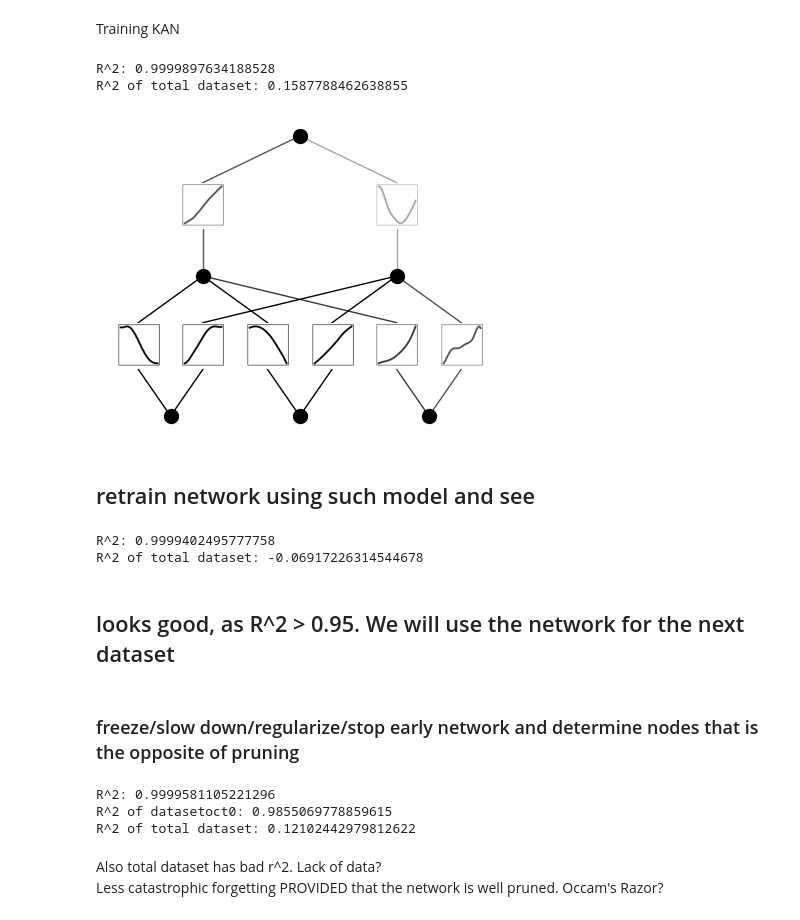
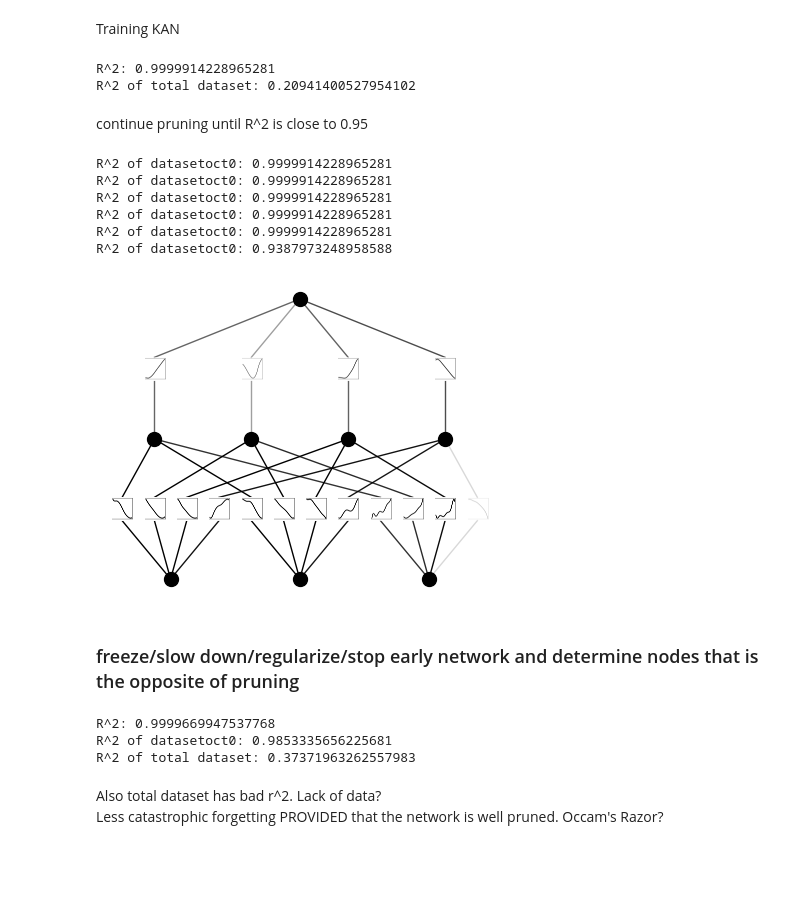
Before and after one commit to KindXiaoming/pykan, a Jupyter notebook: tutorials/continual_learning_structural.ipynb, the cells around one changed output. Cells and saved outputs as stored; diff of their text form; code cells hidden in the pictures; blank space fills up the shorter version.

```diff
--- a/tutorials/continual_learning_structural.ipynb
+++ b/tutorials/continual_learning_structural.ipynb
@@ -20,13 +22,9 @@ from torch.utils.data import Dataset
 # sin(x) * cos(y) + exp(z/2) - x^2 * y
 f = lambda x: torch.sin(x[:, [0]]) * torch.cos(x[:, [1]]) + torch.exp(x[:, [2]]/2) - x[:, [0]]**2 * x[:, [1]]
 
-# trainpoints = int((5/0.05)**3)
-trainpoints = 20000
-testpoints = trainpoints//5
+test_num = int((10/0.1)*0.5)
+test_num_sub = int((10/0.1)*0.5/8)
+seednum = 1
 
-trainpoints_subtask = trainpoints // 5
-testpoints_subtask = testpoints // 5
-pruning_threshold = 0.05
-
-datasetall = create_dataset(f, n_var=3, train_num=trainpoints, test_num=testpoints, seed=0, ranges=[[-5, 5], [-5, 5], [-5, 5]])
-datasetoct0 = create_dataset(f, n_var=3, train_num=trainpoints_subtask, test_num=testpoints_subtask, seed=0, ranges=[[-5, 0], [-5, 0], [-5, 0]])
+datasetall = create_dataset(f, n_var=3, test_num=test_num, seed=seednum, step_size=0.1, ranges=[[-5, 5], [-5, 5], [-5, 5]])
+datasetoct0 = create_dataset(f, n_var=3, test_num=test_num_sub, seed=seednum, step_size=0.1, ranges=[[-5, 0], [-5, 0], [-5, 0]])
@@ -61,31 +61,29 @@ f_true = datasetall['test_label'].to('cpu').detach().numpy()
 r2 = 1 - np.sum((f_pred - f_true)**2)/np.sum(f_true**2)
 print(f"R^2 of total dataset: {r2}")
 # %% [output]
-R^2: 0.9999897634188528
-R^2 of total dataset: 0.1587788462638855
+R^2: 0.9999914228965281
+R^2 of total dataset: 0.20941400527954102
-# %%
-model = model.prune(threshold=0.1)
-model(datasetoct0['train_input'].to("cpu"))
-model.plot()
-# %% [output]
-[figure, removed]
-# %% [markdown]
-## retrain network using such model and see
+# %% [markdown]
+continue pruning until R^2 is close to 0.95
 # %%
-# model.train(datasetoct0, opt = 'Adam', steps=5000, update_grid=False, device="cuda", lr=0.02);
-model.train(datasetoct0, opt="LBFGS", steps=80);
-f_pred = model(datasetoct0['test_input'].to('cpu')).to('cpu').detach().numpy()
-f_true = datasetoct0['test_label'].to('cpu').detach().numpy()
-r2 = 1 - np.sum((f_pred - f_true)**2)/np.sum(f_true**2)
-print(f"R^2: {r2}")
+for x in range (1,100):
+    threshold_value = 0.01 * x
+    model = model.prune(threshold=threshold_value)
+    model(datasetoct0['train_input'].to("cpu"))
+    f_pred = model(datasetoct0['test_input'].to('cpu')).to('cpu').detach().numpy()
+    f_true = datasetoct0['test_label'].to('cpu').detach().numpy()
+    r2 = 1 - np.sum((f_pred - f_true)**2)/np.sum(f_true**2)
+    print(f"R^2 of datasetoct0: {r2}")
+    if r2 < 0.96:
+        break
 
-f_pred = model(datasetall['test_input'].to('cpu')).to('cpu').detach().numpy()
-f_true = datasetall['test_label'].to('cpu').detach().numpy()
-r2 = 1 - np.sum((f_pred - f_true)**2)/np.sum(f_true**2)
-print(f"R^2 of total dataset: {r2}")
+model.plot()
 # %% [output]
-R^2: 0.9999402495777758
-R^2 of total dataset: -0.06917226314544678
+R^2 of datasetoct0: 0.9999914228965281
+R^2 of datasetoct0: 0.9999914228965281
+R^2 of datasetoct0: 0.9999914228965281
+R^2 of datasetoct0: 0.9999914228965281
+R^2 of datasetoct0: 0.9999914228965281
+R^2 of datasetoct0: 0.9387973248958588
+[figure, added]
-# %% [markdown]
-## looks good, as R^2 > 0.95. We will use the network for the next dataset
 # %%
@@ -111,9 +109,9 @@ f_true = datasetall['test_label'].to('cpu').detach().numpy()
 r2 = 1 - np.sum((f_pred - f_true)**2)/np.sum(f_true**2)
 print(f"R^2 of total dataset: {r2}")
 # %% [output]
-R^2: 0.9999581105221296
-R^2 of datasetoct0: 0.9855069778859615
-R^2 of total dataset: 0.12102442979812622
+R^2: 0.9999669947537768
+R^2 of datasetoct0: 0.9853335656225681
+R^2 of total dataset: 0.37371963262557983
 # %% [markdown]
 Also total dataset has bad r^2. Lack of data?
 Less catastrophic forgetting PROVIDED that the network is well pruned. Occam's Razor?
```
Also changed, not shown: parts of 11 cells of this notebook, 1 other file.
